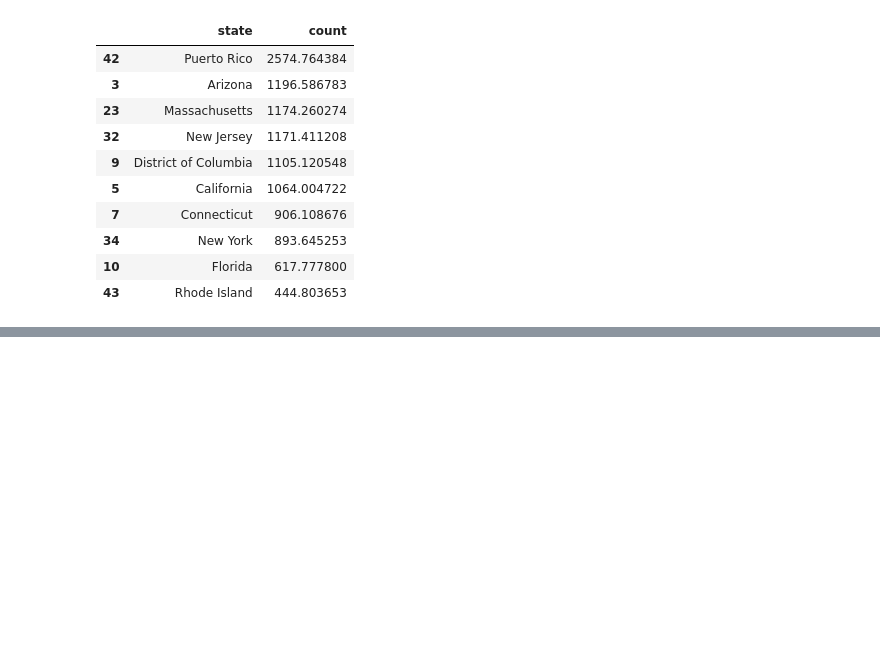
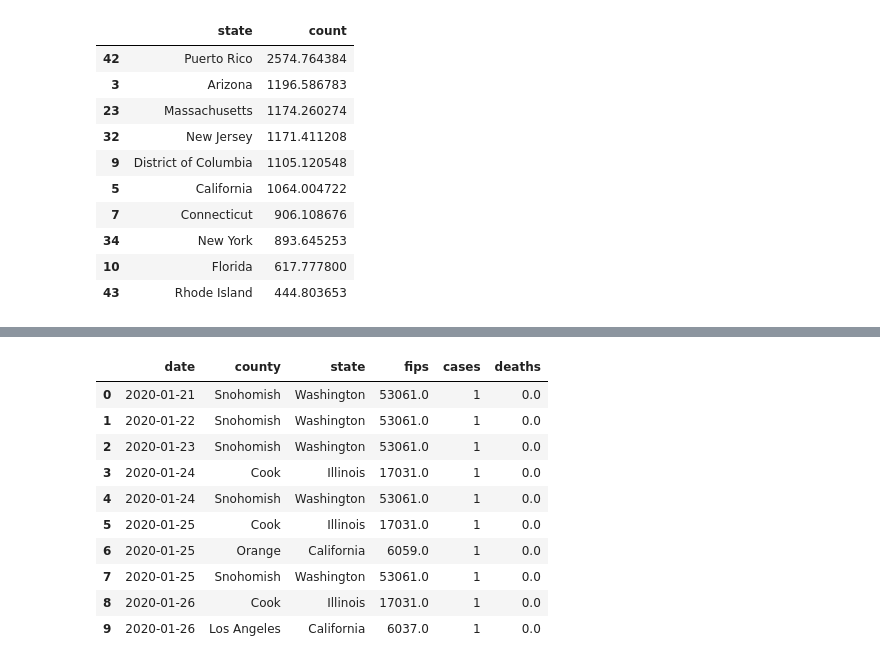
Before and after one commit to aswinudhesh/Data-Analytics, a Jupyter notebook: Corona_Vaccine.ipynb, the cells around one changed output, grey strips where cells are left out. Drawn from its saved outputs; the diff is of its cells as text; code cells hidden in the pictures; blank space fills up the shorter version.

```diff
--- a/Corona_Vaccine.ipynb
+++ b/Corona_Vaccine.ipynb
@@ -153,0 +165,5 @@ df_top10_2021.head(10)
+# %%
+ df1 = pd.read_csv("/content/drive/MyDrive/dataset/dataset_csv/dataset-covid-2/us-counties-recent.csv")
+df2 = pd.read_csv("/content/drive/MyDrive/dataset/dataset_csv/dataset-covid-2/us-counties.csv")
+df3 = pd.read_csv("/content/drive/MyDrive/dataset/dataset_csv/dataset-covid-2/us-states.csv")
+df4 = pd.read_csv("/content/drive/MyDrive/dataset/dataset_csv/dataset-covid-2/us.csv")
@@ -153,0 +186,15 @@ df_top10_2021.head(10)
+# %%
+df_new = pd.merge(df1, df2, how='outer')
+df_new.head(10)
+# %% [output]
+|  | date | county | state | fips | cases | deaths |
+| 0 | 2020-01-21 | Snohomish | Washington | 53061.0 | 1 | 0.0 |
+| 1 | 2020-01-22 | Snohomish | Washington | 53061.0 | 1 | 0.0 |
+| 2 | 2020-01-23 | Snohomish | Washington | 53061.0 | 1 | 0.0 |
+| 3 | 2020-01-24 | Cook | Illinois | 17031.0 | 1 | 0.0 |
+| 4 | 2020-01-24 | Snohomish | Washington | 53061.0 | 1 | 0.0 |
+| 5 | 2020-01-25 | Cook | Illinois | 17031.0 | 1 | 0.0 |
+| 6 | 2020-01-25 | Orange | California | 6059.0 | 1 | 0.0 |
+| 7 | 2020-01-25 | Snohomish | Washington | 53061.0 | 1 | 0.0 |
+| 8 | 2020-01-26 | Cook | Illinois | 17031.0 | 1 | 0.0 |
+| 9 | 2020-01-26 | Los Angeles | California | 6037.0 | 1 | 0.0 |
```
Also changed, not shown: parts of 12 cells of this notebook.
